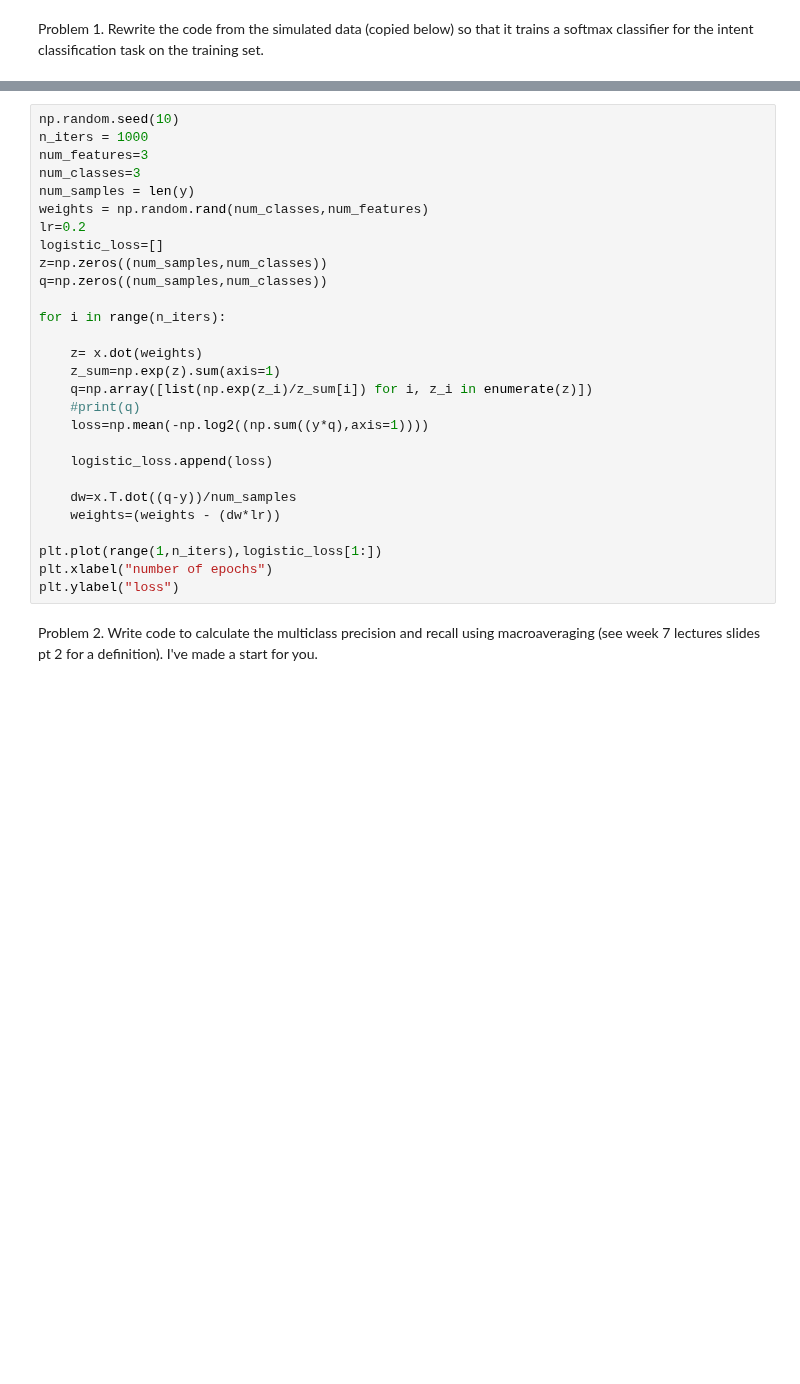
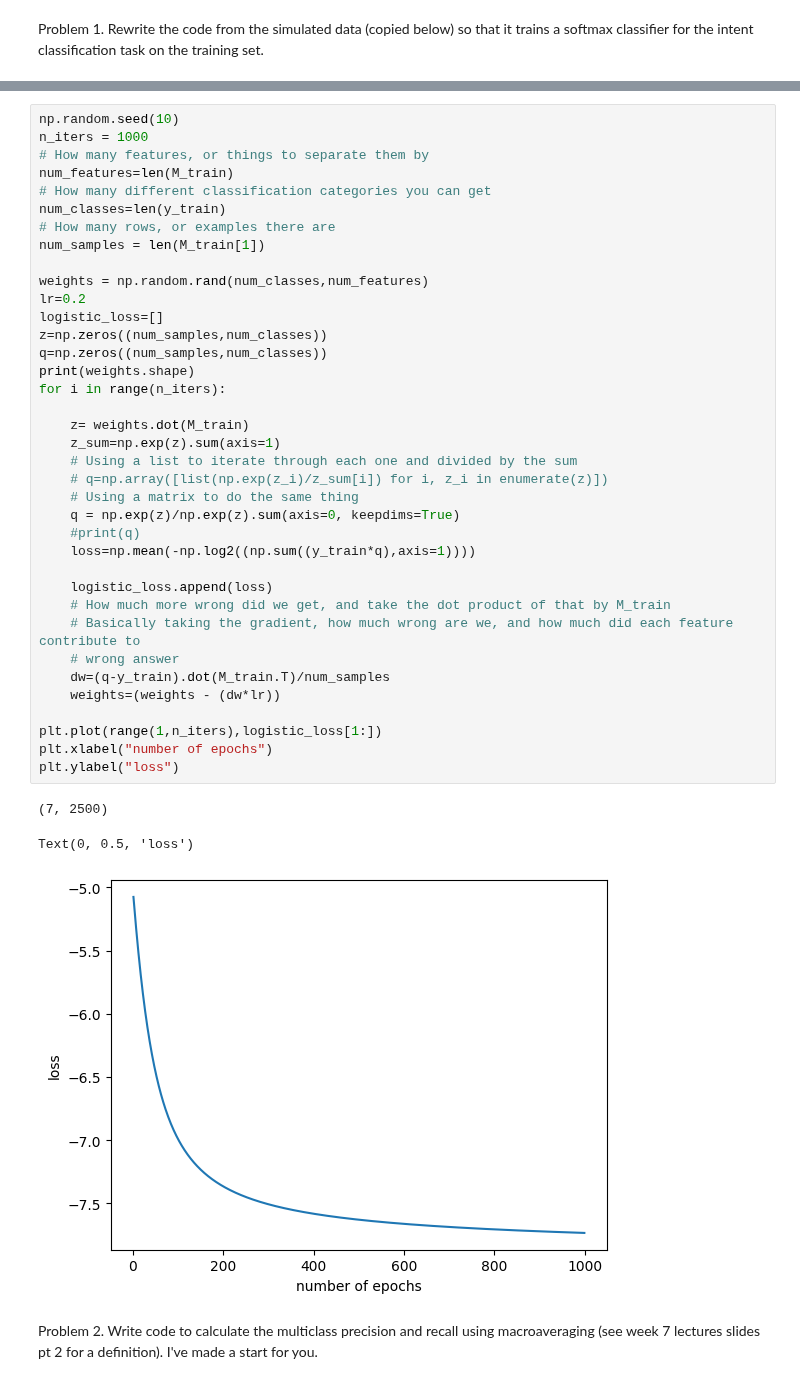
Before and after one commit to noobylub/Computational-Linguistic, a Jupyter notebook: LELA60331_Week_11_Seminar.ipynb, the cells around one changed output, grey strips where cells are left out. Saved outputs shown, nothing was run; the diff lists cells and outputs as text; blank space fills up the shorter version.

```diff
--- a/LELA60331_Week_11_Seminar.ipynb
+++ b/LELA60331_Week_11_Seminar.ipynb
@@ -247,31 +277,44 @@ Problem 1. Rewrite the code from the simulated data (copied below) so that it tr
 # %%
 np.random.seed(10)
 n_iters = 1000
-num_features=3
-num_classes=3
-num_samples = len(y)
+# How many features, or things to separate them by
+num_features=len(M_train)
+# How many different classification categories you can get
+num_classes=len(y_train)
+# How many rows, or examples there are
+num_samples = len(M_train[1])
+
 weights = np.random.rand(num_classes,num_features)
 lr=0.2
 logistic_loss=[]
 z=np.zeros((num_samples,num_classes))
 q=np.zeros((num_samples,num_classes))
-
+print(weights.shape)
 for i in range(n_iters):
 
-    z= x.dot(weights)
+    z= weights.dot(M_train)
     z_sum=np.exp(z).sum(axis=1)
-    q=np.array([list(np.exp(z_i)/z_sum[i]) for i, z_i in enumerate(z)])
+    # Using a list to iterate through each one and divided by the sum
+    # q=np.array([list(np.exp(z_i)/z_sum[i]) for i, z_i in enumerate(z)])
+    # Using a matrix to do the same thing
+    q = np.exp(z)/np.exp(z).sum(axis=0, keepdims=True)
     #print(q)
-    loss=np.mean(-np.log2((np.sum((y*q),axis=1))))
+    loss=np.mean(-np.log2((np.sum((y_train*q),axis=1))))
 
     logistic_loss.append(loss)
-
-    dw=x.T.dot((q-y))/num_samples
+    # How much more wrong did we get, and take the dot product of that by M_train
+    # Basically taking the gradient, how much wrong are we, and how much did each feature contribute to
+    # wrong answer
+    dw=(q-y_train).dot(M_train.T)/num_samples
     weights=(weights - (dw*lr))
 
 plt.plot(range(1,n_iters),logistic_loss[1:])
 plt.xlabel("number of epochs")
 plt.ylabel("loss")
+# %% [output]
+(7, 2500)
+Text(0, 0.5, 'loss')
+[figure, added]
 # %% [markdown]
 Problem 2. Write code to calculate the multiclass precision and recall using macroaveraging (see week 7 lectures slides pt 2 for a definition). I've made a start for you.
 # %%
```
Also changed, not shown: parts of 11 cells of this notebook.
